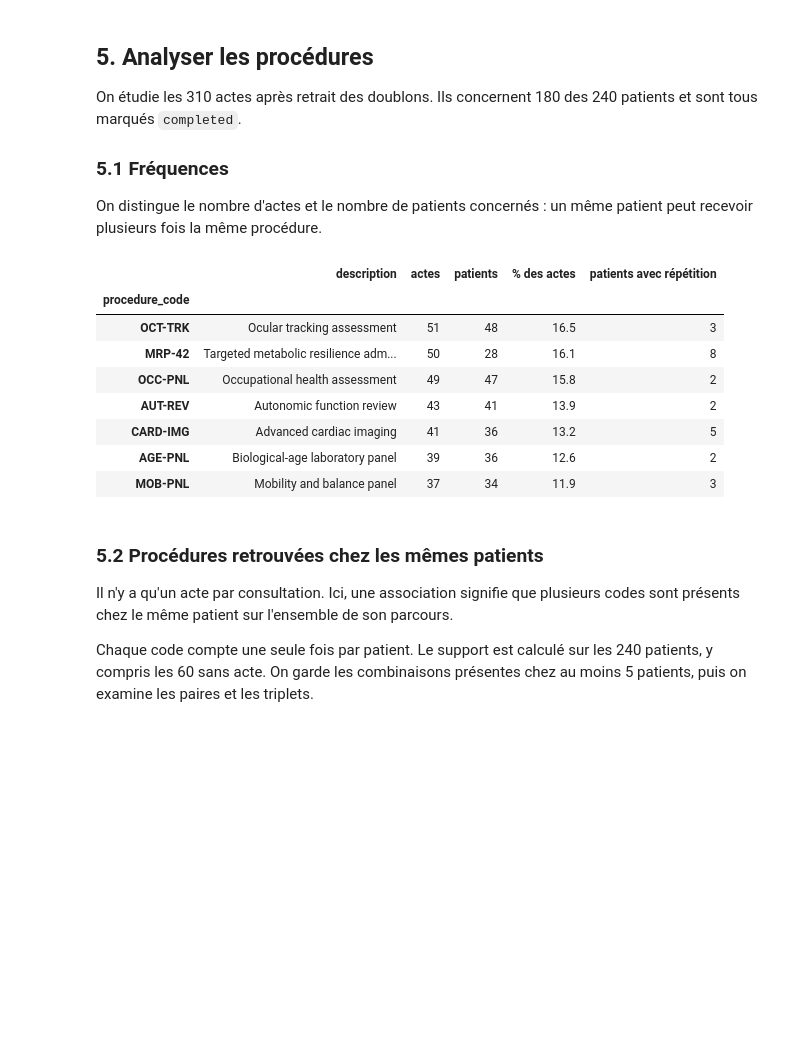
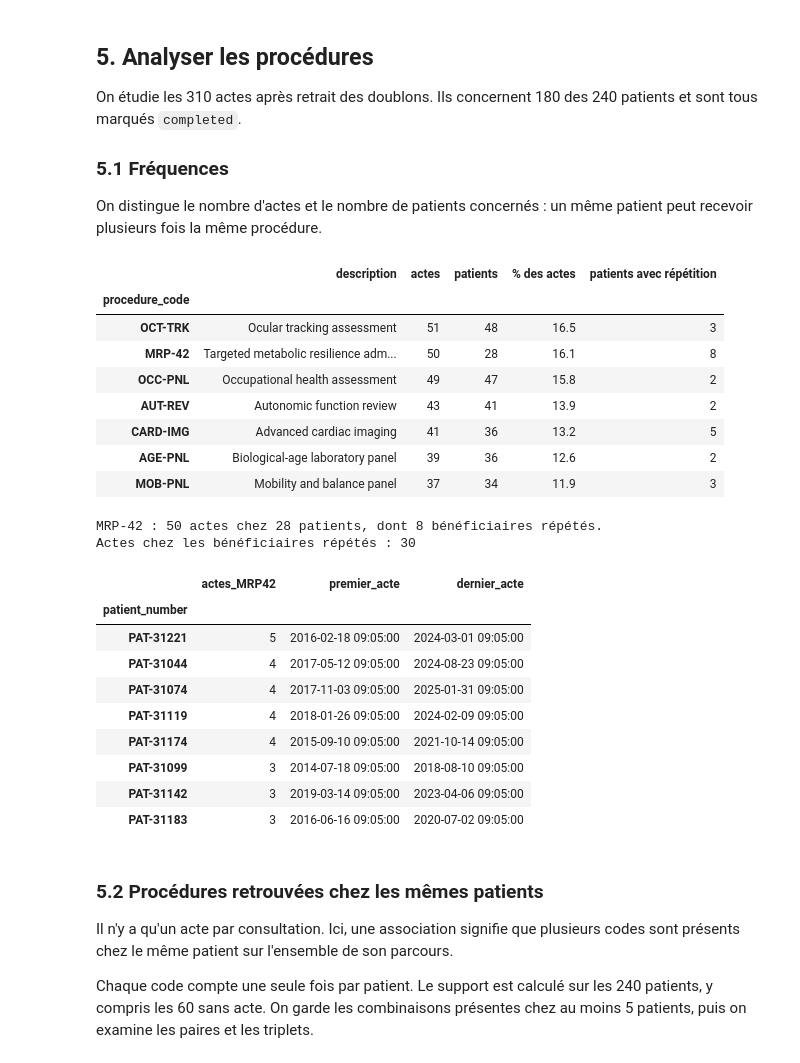
Before and after one commit to JLFoxii/20262027-UE-DataMining-Project, a Jupyter notebook: 03_sante.ipynb, the cells around one changed output. Saved outputs shown, nothing was run; the diff lists cells and outputs as text; code cells hidden in the pictures; blank space fills up the shorter version.

```diff
--- a/03_sante.ipynb
+++ b/03_sante.ipynb
@@ -1369,31 +1373,57 @@ On distingue le nombre d'actes et le nombre de patients concernés : un même pa
 # %%
 procedures = clean["procedures"]
 
 # inclure les 240 patients ; zero signifie aucun acte enregistre
 procedure_counts = pd.crosstab(
     procedures["patient_number"], procedures["procedure_code"]
 ).reindex(clean["patients"]["patient_number"], fill_value=0)
 procedure_presence = procedure_counts.gt(0)
 
 procedure_frequency = procedures.groupby("procedure_code").agg(
     description=("procedure_description", "first"),
     actes=("procedure_record_id", "size"),
     patients=("patient_number", "nunique")
 )
 procedure_frequency["% des actes"] = 100 * procedure_frequency["actes"] / len(procedures)
 procedure_frequency["patients avec répétition"] = procedure_counts.gt(1).sum()
 procedure_frequency = procedure_frequency.sort_values("actes", ascending=False)
-procedure_frequency.round(1)
+display(procedure_frequency.round(1))
+
+# Documenter les répétitions de MRP-42 sans les confondre avec le volume total d'actes.
+mrp42_by_patient = procedures.loc[procedures["procedure_code"].eq("MRP-42")].groupby(
+    "patient_number"
+).agg(
+    actes_MRP42=("procedure_record_id", "size"),
+    premier_acte=("performed_time", "min"),
+    dernier_acte=("performed_time", "max")
+).sort_values(["actes_MRP42", "patient_number"], ascending=[False, True])
+repeated_mrp42 = mrp42_by_patient.loc[mrp42_by_patient["actes_MRP42"].gt(1)]
+print("MRP-42 :", int(mrp42_by_patient["actes_MRP42"].sum()), "actes chez",
+      len(mrp42_by_patient), "patients, dont", len(repeated_mrp42), "bénéficiaires répétés.")
+print("Actes chez les bénéficiaires répétés :", int(repeated_mrp42["actes_MRP42"].sum()))
+display(repeated_mrp42)
 # %% [output]
 |  | description | actes | patients | % des actes | patients avec répétition |
 | procedure_code |  |  |  |  |  |
 | OCT-TRK | Ocular tracking assessment | 51 | 48 | 16.5 | 3 |
 | MRP-42 | Targeted metabolic resilience adm... | 50 | 28 | 16.1 | 8 |
 | OCC-PNL | Occupational health assessment | 49 | 47 | 15.8 | 2 |
 | AUT-REV | Autonomic function review | 43 | 41 | 13.9 | 2 |
 | CARD-IMG | Advanced cardiac imaging | 41 | 36 | 13.2 | 5 |
 | AGE-PNL | Biological-age laboratory panel | 39 | 36 | 12.6 | 2 |
 | MOB-PNL | Mobility and balance panel | 37 | 34 | 11.9 | 3 |
+MRP-42 : 50 actes chez 28 patients, dont 8 bénéficiaires répétés.
+Actes chez les bénéficiaires répétés : 30
+|  | actes_MRP42 | premier_acte | dernier_acte |
+| patient_number |  |  |  |
+| PAT-31221 | 5 | 2016-02-18 09:05:00 | 2024-03-01 09:05:00 |
+| PAT-31044 | 4 | 2017-05-12 09:05:00 | 2024-08-23 09:05:00 |
+| PAT-31074 | 4 | 2017-11-03 09:05:00 | 2025-01-31 09:05:00 |
+| PAT-31119 | 4 | 2018-01-26 09:05:00 | 2024-02-09 09:05:00 |
+| PAT-31174 | 4 | 2015-09-10 09:05:00 | 2021-10-14 09:05:00 |
+| PAT-31099 | 3 | 2014-07-18 09:05:00 | 2018-08-10 09:05:00 |
+| PAT-31142 | 3 | 2019-03-14 09:05:00 | 2023-04-06 09:05:00 |
+| PAT-31183 | 3 | 2016-06-16 09:05:00 | 2020-07-02 09:05:00 |
 # %% [markdown]
 ### 5.2 Procédures retrouvées chez les mêmes patients
 
```
Also changed, not shown: parts of 10 cells of this notebook, 1 other file.
